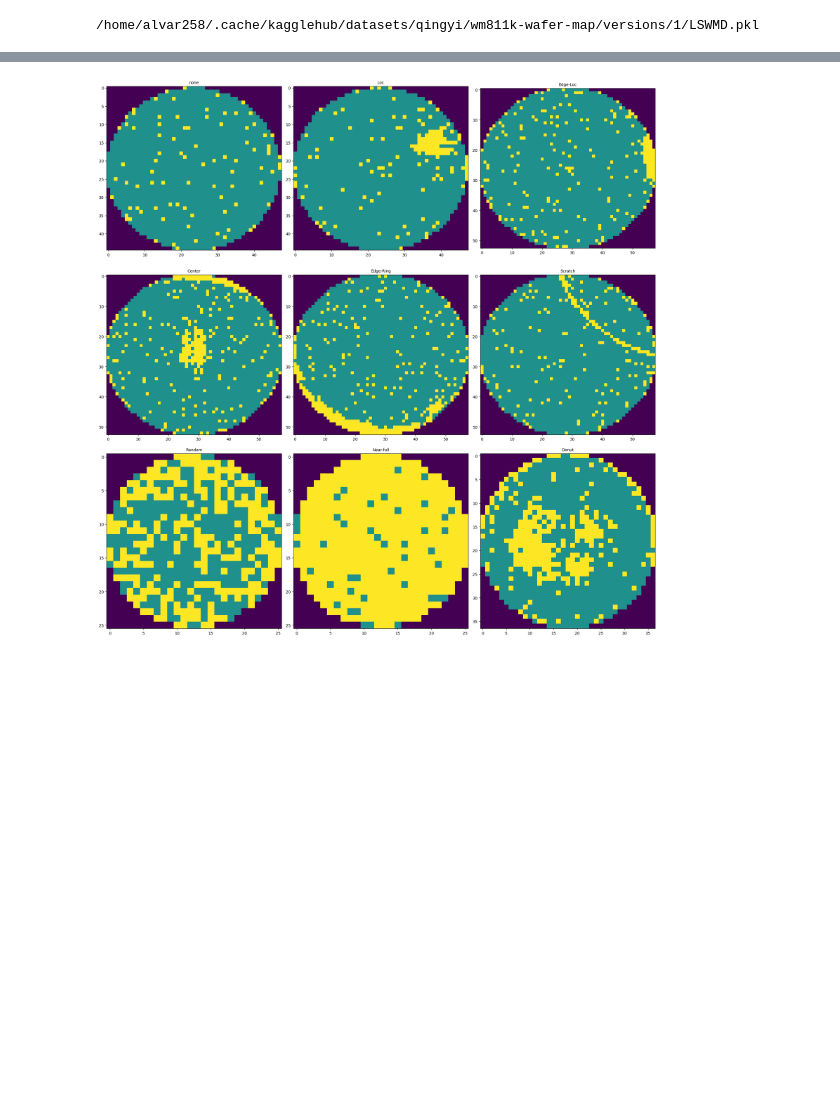
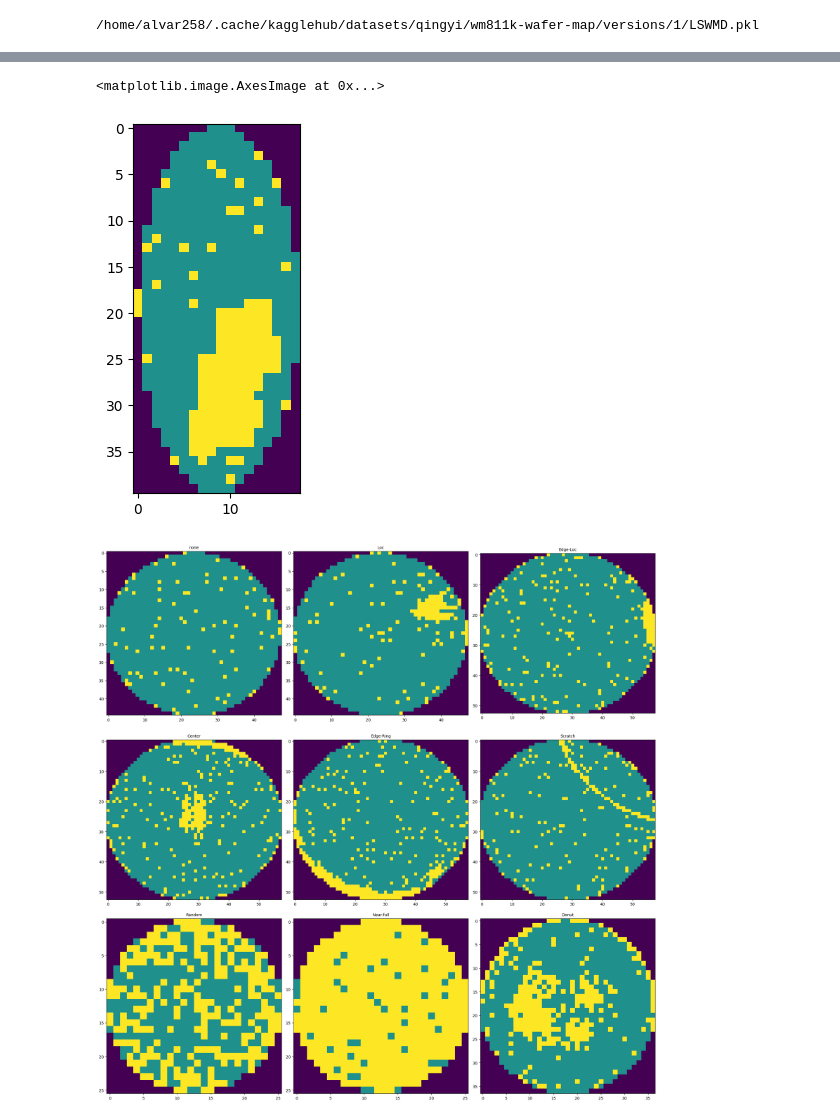
Before and after one commit to jackpeng01/573-project, a Jupyter notebook: LSWMD-explore.ipynb, the cells around one changed output, grey strips where cells are left out. Cells and saved outputs as stored; diff of their text form; code cells hidden in the pictures; blank space fills up the shorter version.

```diff
--- a/LSWMD-explore.ipynb
+++ b/LSWMD-explore.ipynb
@@ -35,3 +117,8 @@ df = df.drop(columns=["trianTestLabel"]).reset_index(drop=True)
+# %%
+plt.imshow(df["waferMap"][idxMin])
+# %% [output]
+<matplotlib.image.AxesImage at 0x...>
+[figure, added]
 # %%
 # Plot a wafer map.
 
```
Also changed, not shown: parts of 16 cells of this notebook.
